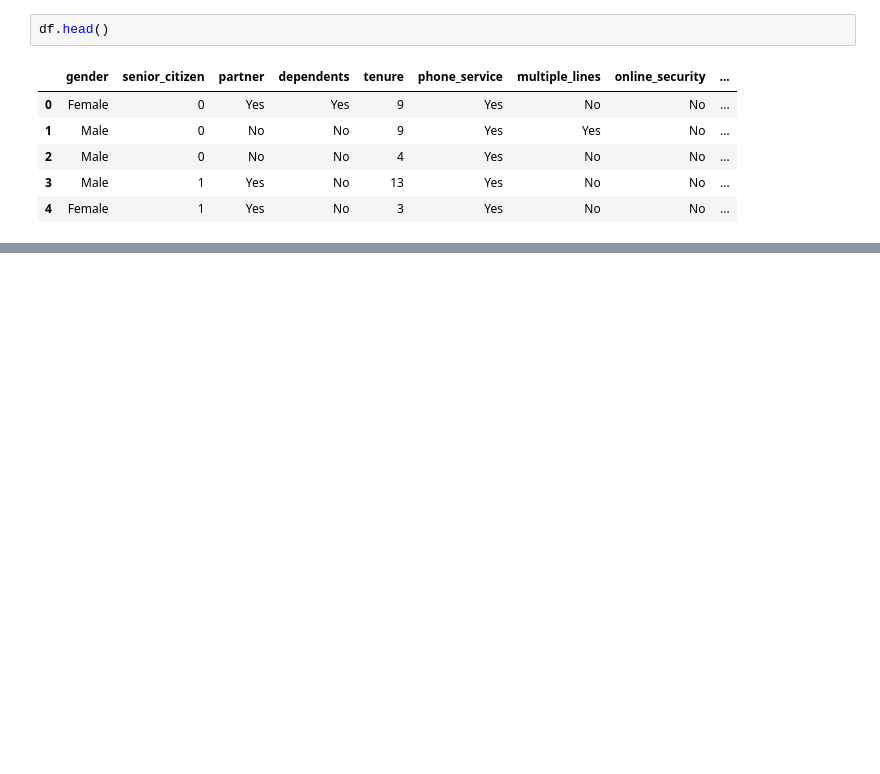
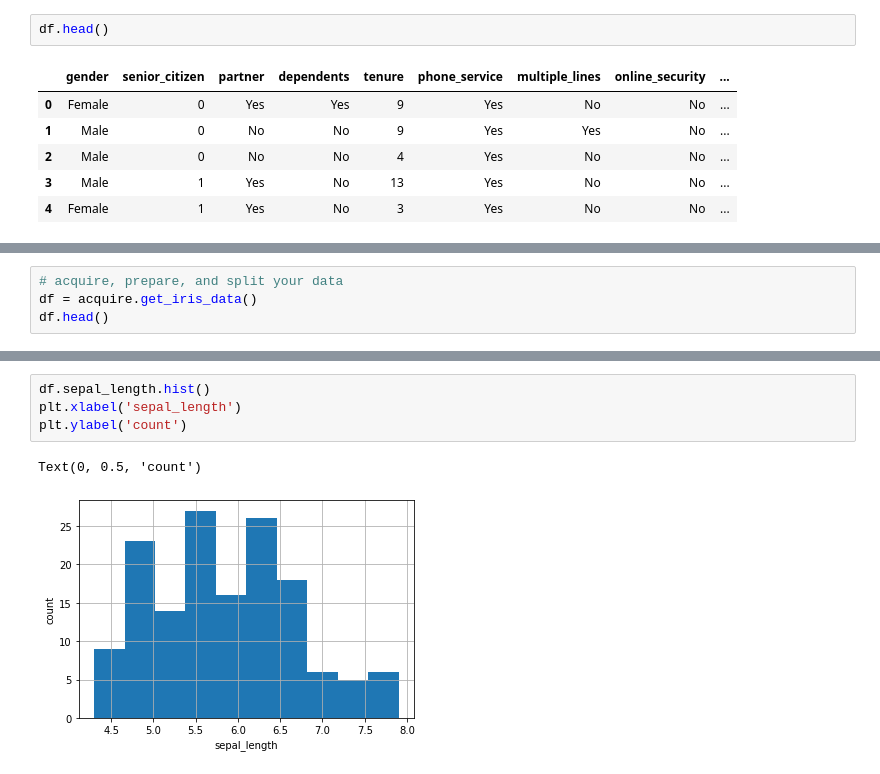
Before and after one commit to codyclonts/classification_exercises, a Jupyter notebook: classification_exercises.ipynb, the cells around one changed output, grey strips where cells are left out. Saved outputs shown, nothing was run; the diff lists cells and outputs as text; blank space fills up the shorter version.

```diff
--- a/classification_exercises.ipynb
+++ b/classification_exercises.ipynb
@@ -638,0 +630,4 @@ df.head()
+# %%
+# acquire, prepare, and split your data
+df = acquire.get_iris_data()
+df.head()
@@ -638,0 +666,7 @@ df.head()
+# %%
+df.sepal_length.hist()
+plt.xlabel('sepal_length')
+plt.ylabel('count')
+# %% [output]
+Text(0, 0.5, 'count')
+[figure, added]
```
Also changed, not shown: parts of 15 cells of this notebook.
